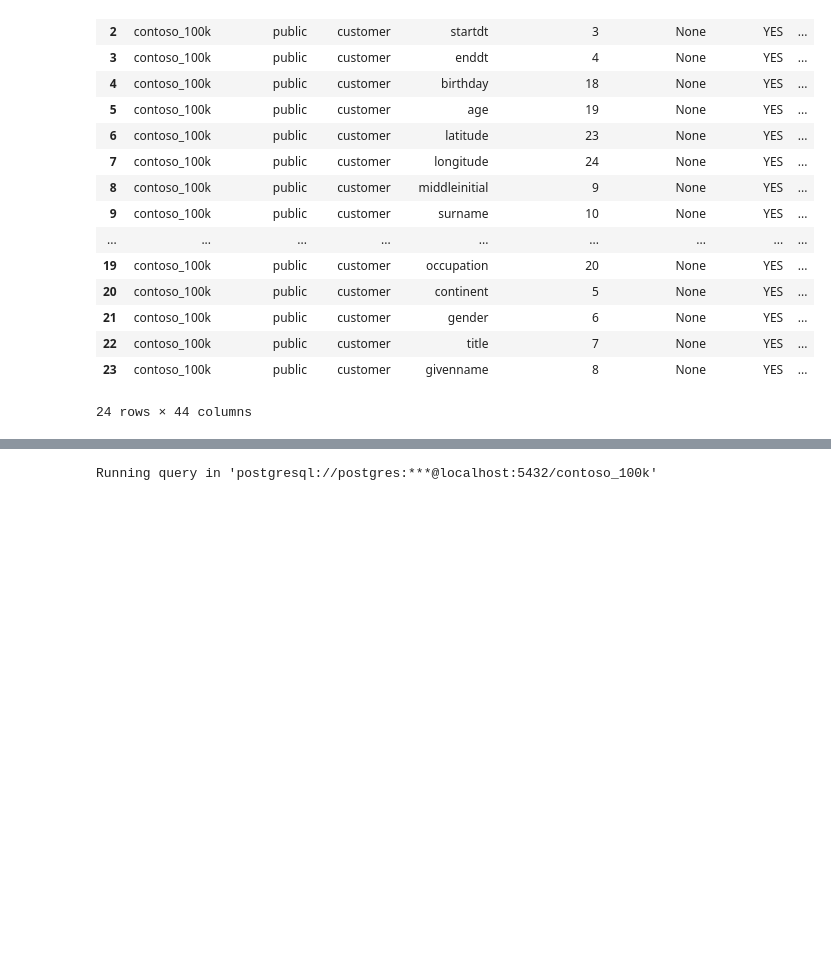
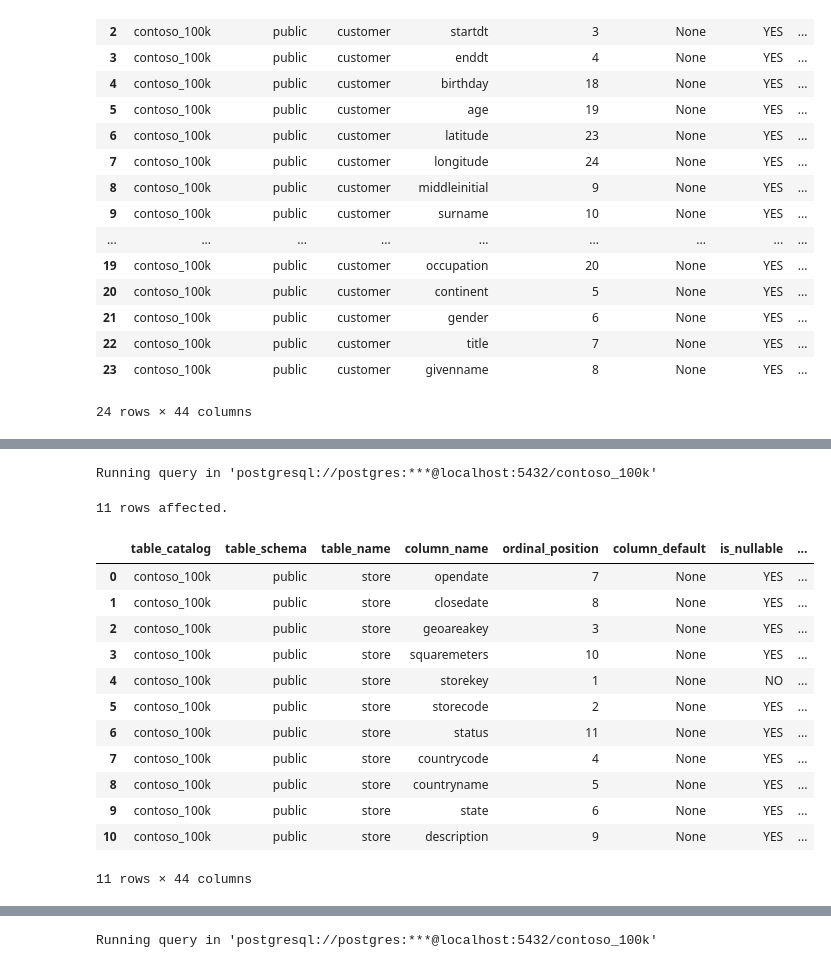
Before and after one commit to nayeemtalukder1/Data-Science-Algorithms, a Jupyter notebook: Resources/Blank_SQL_Notebook.ipynb, the cells around one changed output, grey strips where cells are left out. Cells and saved outputs as stored; diff of their text form; code cells hidden in the pictures; blank space fills up the shorter version.

```diff
--- a/Resources/Blank_SQL_Notebook.ipynb
+++ b/Resources/Blank_SQL_Notebook.ipynb
@@ -138,0 +189,21 @@ Running query in 'postgresql://postgres:***@localhost:5432/contoso_100k'
+# %%
+%%sql
+SELECT *
+FROM information_schema.columns
+WHERE table_name = 'store';
+# %% [output]
+Running query in 'postgresql://postgres:***@localhost:5432/contoso_100k'
+11 rows affected.
+|  | table_catalog | table_schema | table_name | column_name | ordinal_position | column_default | is_nullable | ... |
+| 0 | contoso_100k | public | store | opendate | 7 | None | YES | ... |
+| 1 | contoso_100k | public | store | closedate | 8 | None | YES | ... |
+| 2 | contoso_100k | public | store | geoareakey | 3 | None | YES | ... |
+| 3 | contoso_100k | public | store | squaremeters | 10 | None | YES | ... |
+| 4 | contoso_100k | public | store | storekey | 1 | None | NO | ... |
+| 5 | contoso_100k | public | store | storecode | 2 | None | YES | ... |
+| 6 | contoso_100k | public | store | status | 11 | None | YES | ... |
+| 7 | contoso_100k | public | store | countrycode | 4 | None | YES | ... |
+| 8 | contoso_100k | public | store | countryname | 5 | None | YES | ... |
+| 9 | contoso_100k | public | store | state | 6 | None | YES | ... |
+| 10 | contoso_100k | public | store | description | 9 | None | YES | ... |
+11 rows × 44 columns
```
Also changed, not shown: parts of 7 cells of this notebook.
